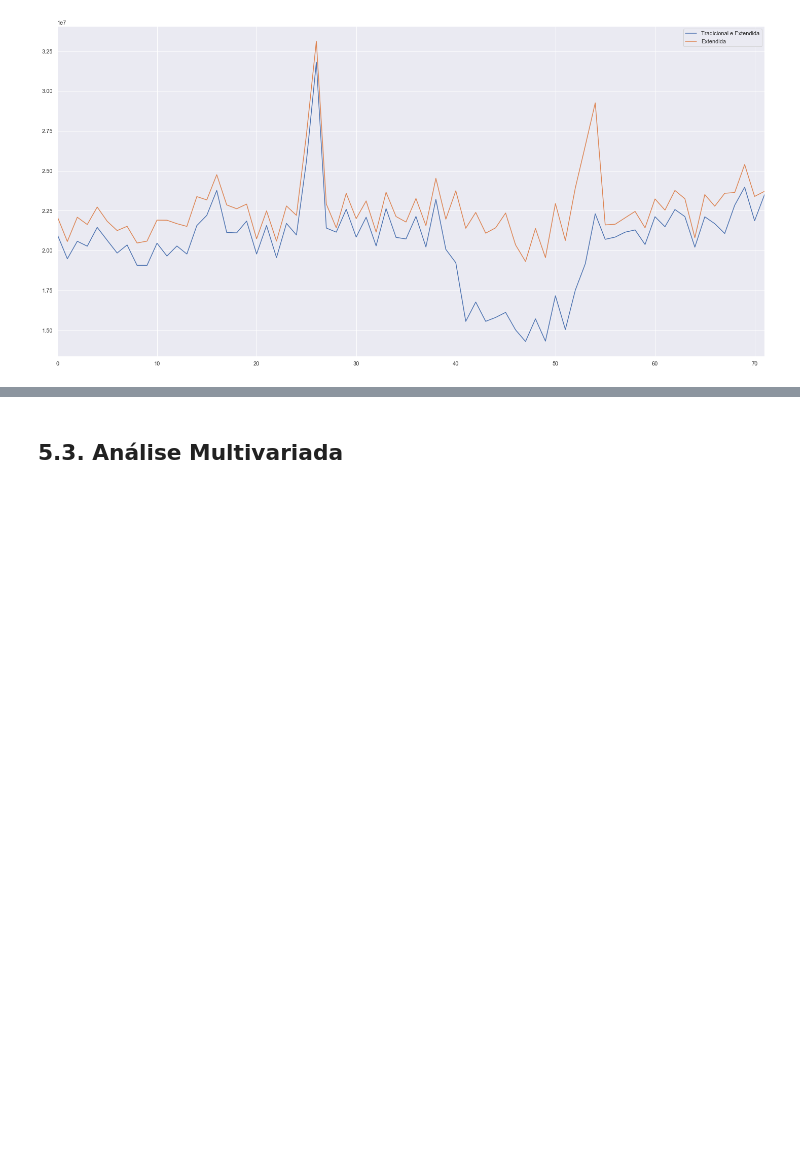
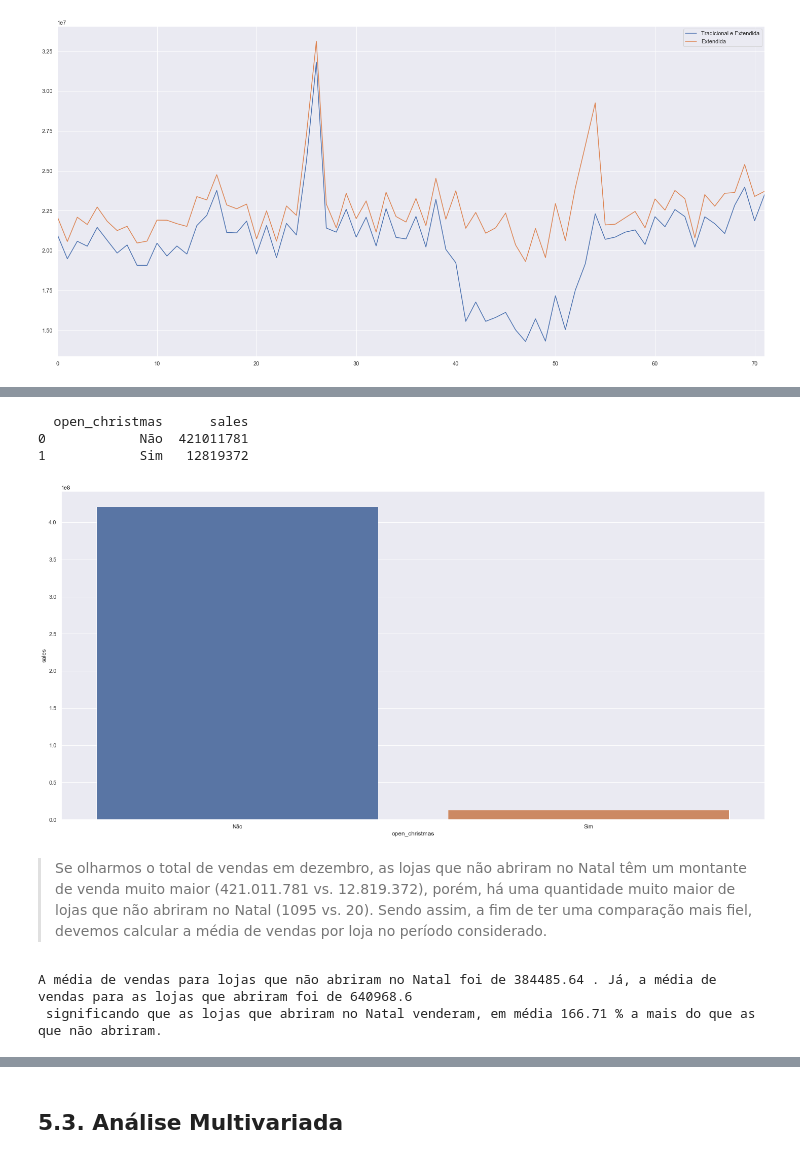
Before and after one commit to edneide/ds_em_producao, a Jupyter notebook: modulo04_EDA.ipynb, the cells around one changed output, grey strips where cells are left out. Saved outputs shown, nothing was run; the diff lists cells and outputs as text; code cells hidden in the pictures; blank space fills up the shorter version.

```diff
--- a/modulo04_EDA.ipynb
+++ b/modulo04_EDA.ipynb
@@ -714,0 +729,45 @@ ax.legend(labels=['Tradicional e Extendida', 'Extendida'])
+# %%
+# Selecionando as variáveis de interesse
+aux3 = df4[df4['month']==12][['store', 'sales', 'state_holiday']]
+
+# Somando vendas
+aux4 = aux3.groupby(['store', 'state_holiday']).sum().reset_index()
+
+# Adicionando o total de vendas
+total_vendas_df = aux4[['store', 'sales']].groupby('store').sum().reset_index()
+
+# Checando se a loja abre no Natal
+store = []
+open_christmas = []
+for i in aux4['store'].unique():
+    store.append(i)
+    opened = 'Sim' if 'christmas' in aux4[aux4['store']==i]['state_holiday'].unique() else 'Não'
+    open_christmas.append(opened)
+
+df_chris = pd.DataFrame()
+df_chris['store'] = store
+df_chris['open_christmas'] = open_christmas
+df_chris['sales'] = total_vendas_df['sales']
+# %%
+# Plot
+df_plot = df_chris[['open_christmas', 'sales']].groupby('open_christmas').sum().reset_index()
+print(df_plot)
+sns.barplot(x='open_christmas', y='sales', data=df_plot);
+# %% [output]
+  open_christmas      sales
+0            Não  421011781
+1            Sim   12819372
+[figure, added]
+# %% [markdown]
+> Se olharmos o total de vendas em dezembro, as lojas que não abriram no Natal têm um montante de venda muito maior (421.011.781 vs. 12.819.372), porém, há uma quantidade muito maior de lojas que não abriram no Natal (1095 vs. 20). Sendo assim, a fim de ter uma comparação mais fiel, devemos calcular a média de vendas por loja no período considerado.
+# %%
+#print(df_chris['open_christmas'].value_counts())
+media_nao_abriu = round(df_plot['sales'][0]/df_chris['open_christmas'].value_counts()[0], 2)
+media_abriu = round(df_plot['sales'][1]/df_chris['open_christmas'].value_counts()[1], 2)
+pct_venda = round((media_abriu/media_nao_abriu)*100,2)
+
+print('A média de vendas para lojas que não abriram no Natal foi de', media_nao_abriu, '.',  'Já, a média de vendas para as lojas que abriram foi de',
+      media_abriu, '\n', 'significando que as lojas que abriram no Natal venderam, em média', pct_venda,'%', 'a mais do que as que não abriram.')
+# %% [output]
+A média de vendas para lojas que não abriram no Natal foi de 384485.64 . Já, a média de vendas para as lojas que abriram foi de 640968.6
+ significando que as lojas que abriram no Natal venderam, em média 166.71 % a mais do que as que não abriram.
```
Also changed, not shown: parts of 25 cells of this notebook.
